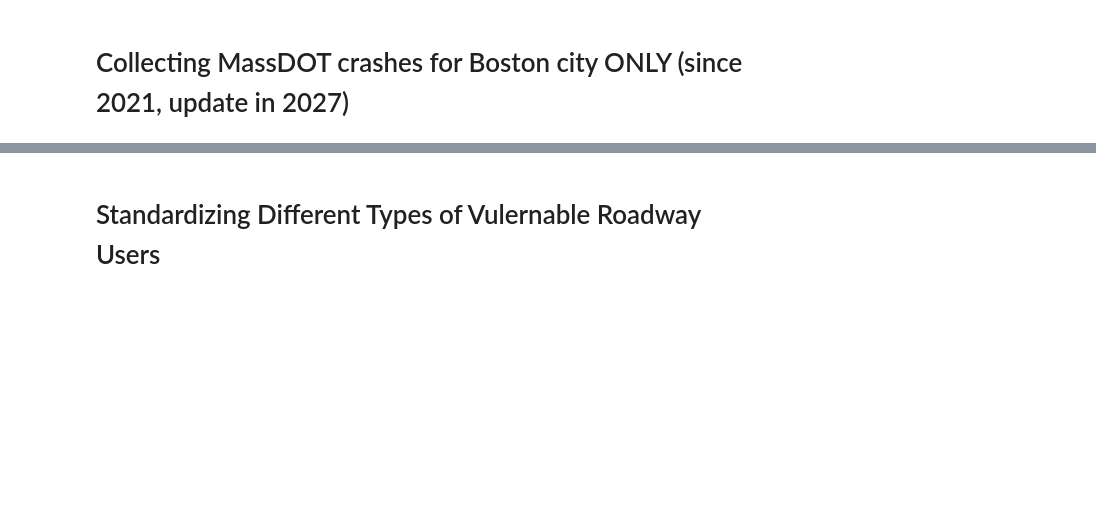
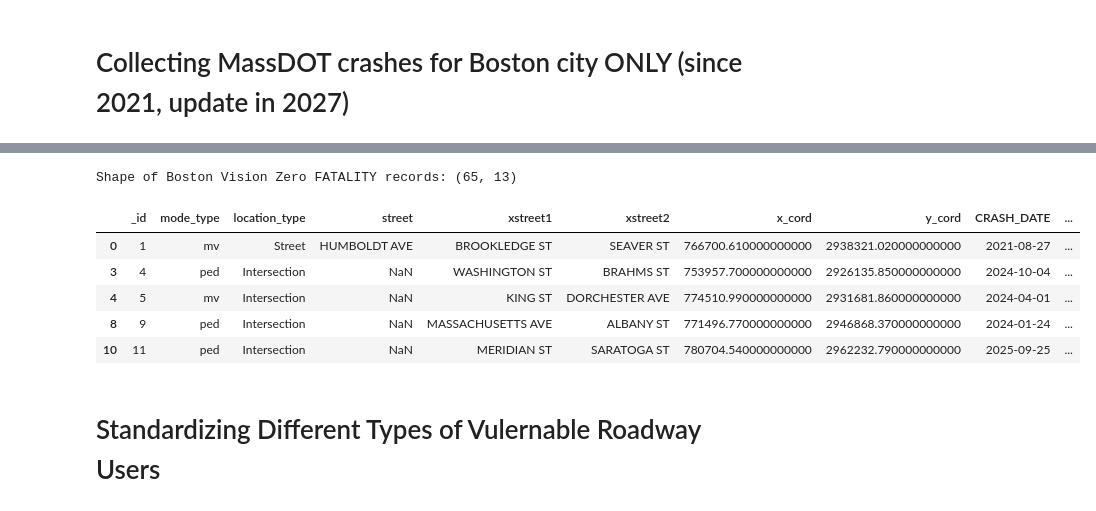
Before and after one commit to JackDougherty/mass-crash-map, a Jupyter notebook: data/boston-city-merge-clean.ipynb, the cells around one changed output, grey strips where cells are left out. Saved outputs shown, nothing was run; the diff lists cells and outputs as text; code cells hidden in the pictures; blank space fills up the shorter version.

```diff
--- a/data/boston-city-merge-clean.ipynb
+++ b/data/boston-city-merge-clean.ipynb
@@ -180,3 +236,28 @@ Shape of Boston Vision Zero dataset: (17620, 13)
+# %%
+# NOTE that FATALITY date_time DIFFERS from CRASH dispatch_ts
+# the date_time columns is of type str and contains information about the date and time
+# lat and lon are also of type str
+# the following code ensures time and date are of type datetime and lon and lat are numeric
+df["CRASH_DATE"] = pd.to_datetime(df["date_time"]).dt.date
+df["CRASH_TIME"] = pd.to_datetime(df["date_time"]).dt.time
+df['LAT'] = df['lat']
+df['LON'] = df['long']
+df['LAT'] = pd.to_numeric(df['LAT'], errors='coerce')
+df['LON'] = pd.to_numeric(df['LON'], errors='coerce')
+df['CITY_TOWN_NAME'] = 'BOSTON'
+df = df[pd.to_datetime(df["date_time"]).dt.year >=2021]
+df = df.drop(columns=["lat", "long","date_time"])
+bvz_fatality = df
+print("Shape of Boston Vision Zero FATALITY records:",bvz_fatality.shape)
+bvz_fatality.head()
+# %% [output]
+Shape of Boston Vision Zero FATALITY records: (65, 13)
+|  | _id | mode_type | location_type | street | xstreet1 | xstreet2 | x_cord | y_cord | CRASH_DATE | ... |
+| 0 | 1 | mv | Street | HUMBOLDT AVE | BROOKLEDGE ST | SEAVER ST | 766700.610000000000 | 2938321.020000000000 | 2021-08-27 | ... |
+| 3 | 4 | ped | Intersection | NaN | WASHINGTON ST | BRAHMS ST | 753957.700000000000 | 2926135.850000000000 | 2024-10-04 | ... |
+| 4 | 5 | mv | Intersection | NaN | KING ST | DORCHESTER AVE | 774510.990000000000 | 2931681.860000000000 | 2024-04-01 | ... |
+| 8 | 9 | ped | Intersection | NaN | MASSACHUSETTS AVE | ALBANY ST | 771496.770000000000 | 2946868.370000000000 | 2024-01-24 | ... |
+| 10 | 11 | ped | Intersection | NaN | MERIDIAN ST | SARATOGA ST | 780704.540000000000 | 2962232.790000000000 | 2025-09-25 | ... |
 # %% [markdown]
 # Standardizing Different Types of Vulernable Roadway Users
 # %% [markdown]
```
Also changed, not shown: parts of 19 cells of this notebook, 10 other files.
